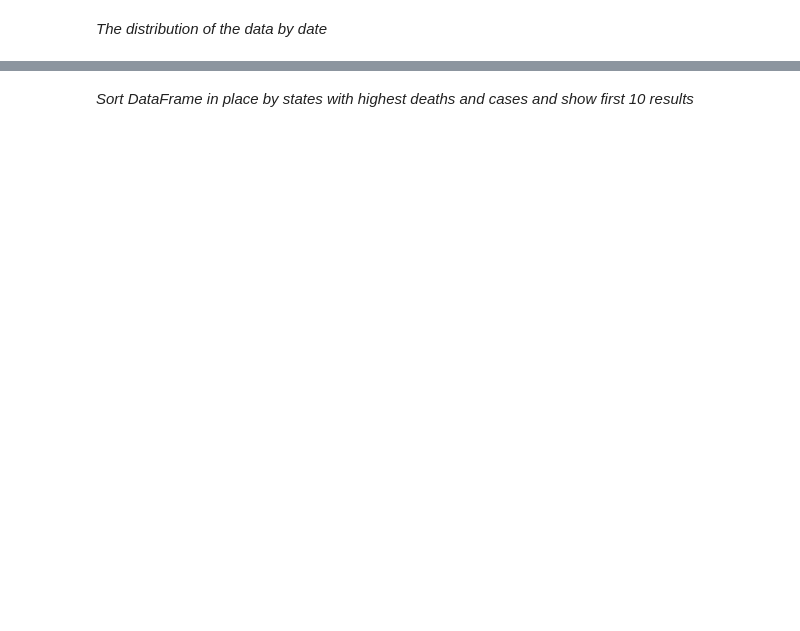
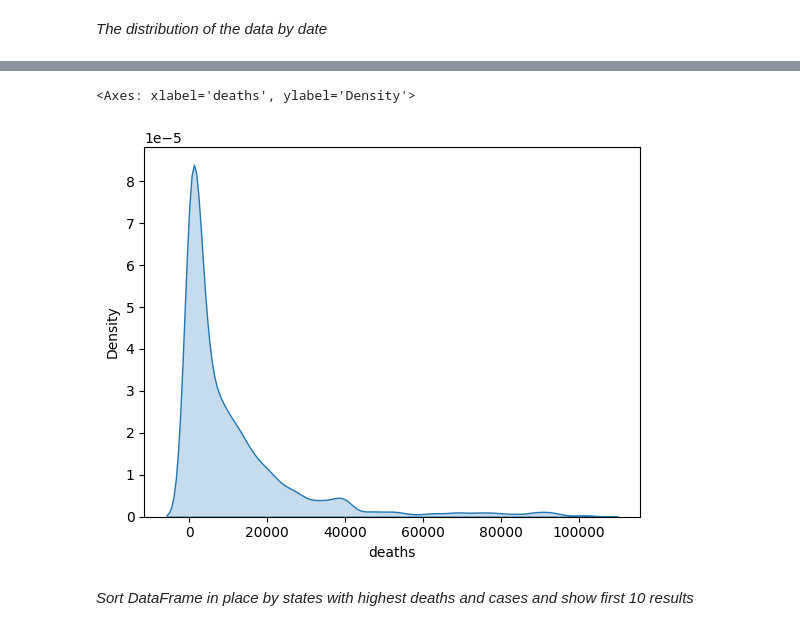
Before and after one commit to Chinemelu4/Covid19-Analysis-Project, a Jupyter notebook: Covid19_data_science_project.ipynb, the cells around one changed output, grey strips where cells are left out. Drawn from its saved outputs; the diff is of its cells as text; code cells hidden in the pictures; blank space fills up the shorter version.

```diff
--- a/Covid19_data_science_project.ipynb
+++ b/Covid19_data_science_project.ipynb
@@ -116,3 +116,8 @@ sns.kdeplot(df.loc[daybefore:today]["deaths"], shade=True)
+# %%
+sns.kdeplot(df["deaths"], fill=True)
+# %% [output]
+<Axes: xlabel='deaths', ylabel='Density'>
+[figure, added]
 # %% [markdown]
 *Sort DataFrame in place by states with highest deaths and cases and show first 10 results*
 # %%
```
Also changed, not shown: parts of 21 cells of this notebook.
